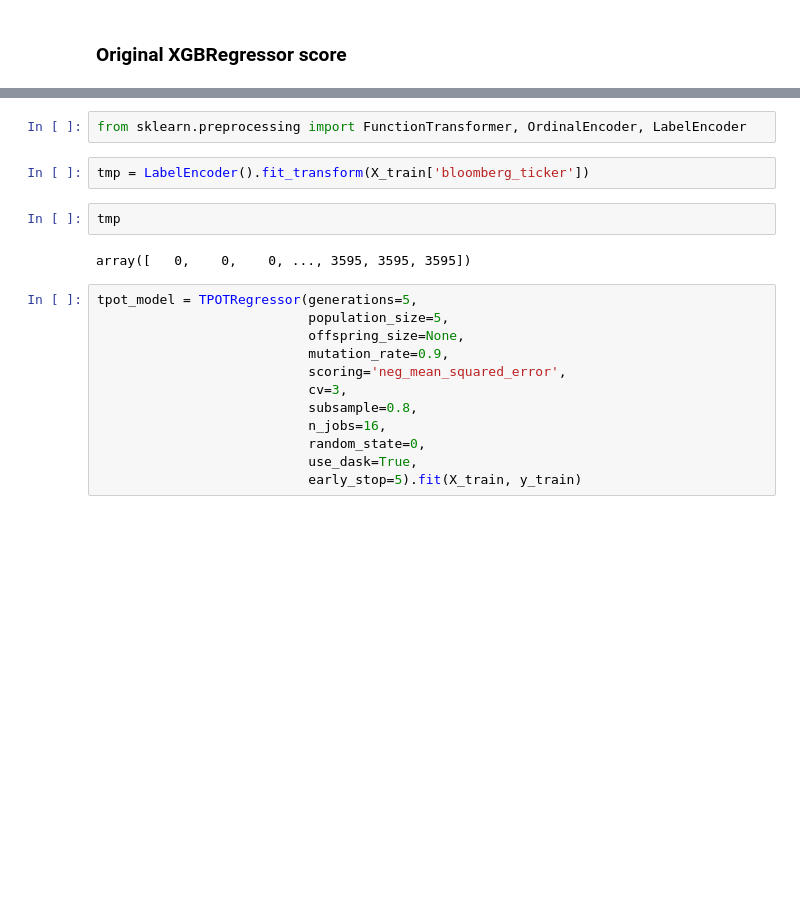
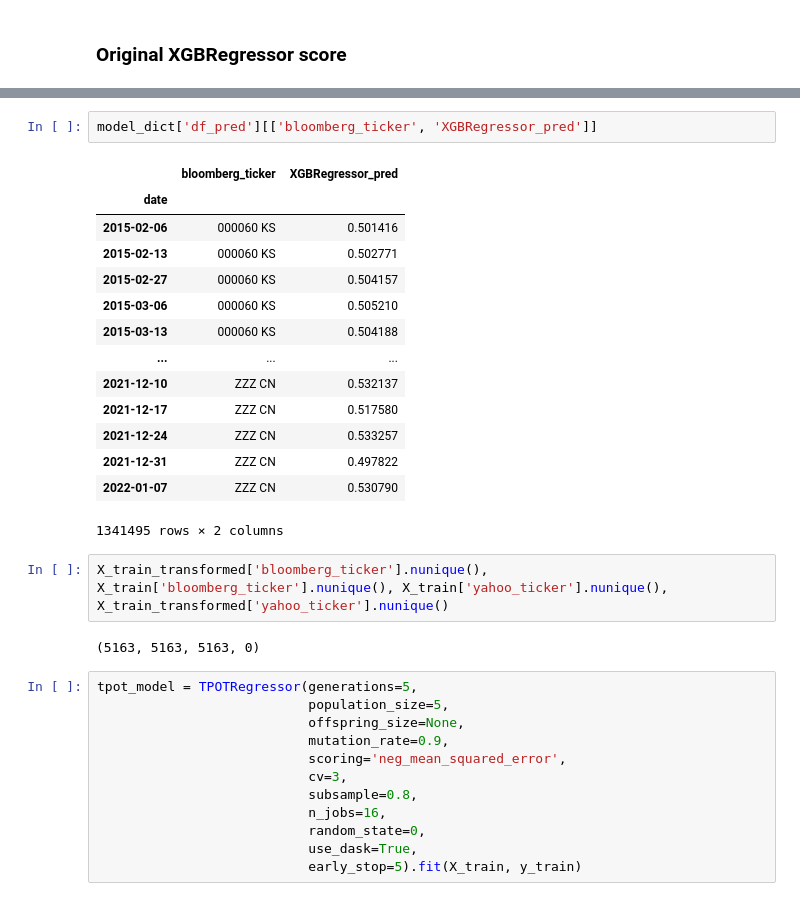
Before and after one commit to melgazar9/trading, a Jupyter notebook: numerai/dev/notebooks/TPOT_test.ipynb, the cells around one changed output, grey strips where cells are left out. Drawn from its saved outputs; the diff is of its cells as text; blank space fills up the shorter version.

```diff
--- a/numerai/dev/notebooks/TPOT_test.ipynb
+++ b/numerai/dev/notebooks/TPOT_test.ipynb
@@ -91,11 +93,24 @@ Train xgboost RMSE: 0.216725155711174
 # %%
-from sklearn.preprocessing import FunctionTransformer, OrdinalEncoder, LabelEncoder
+model_dict['df_pred'][['bloomberg_ticker', 'XGBRegressor_pred']]
+# %% [output]
+|  | bloomberg_ticker | XGBRegressor_pred |
+| date |  |  |
+| 2015-02-06 | 000060 KS | 0.501416 |
+| 2015-02-13 | 000060 KS | 0.502771 |
+| 2015-02-27 | 000060 KS | 0.504157 |
+| 2015-03-06 | 000060 KS | 0.505210 |
+| 2015-03-13 | 000060 KS | 0.504188 |
+| ... | ... | ... |
+| 2021-12-10 | ZZZ CN | 0.532137 |
+| 2021-12-17 | ZZZ CN | 0.517580 |
+| 2021-12-24 | ZZZ CN | 0.533257 |
+| 2021-12-31 | ZZZ CN | 0.497822 |
+| 2022-01-07 | ZZZ CN | 0.530790 |
+1341495 rows × 2 columns
-# %%
-tmp = LabelEncoder().fit_transform(X_train['bloomberg_ticker'])
-# %%
-tmp
-# %% [output]
-array([   0,    0,    0, ..., 3595, 3595, 3595])
+# %%
+X_train_transformed['bloomberg_ticker'].nunique(), X_train['bloomberg_ticker'].nunique(), X_train['yahoo_ticker'].nunique(), X_train_transformed['yahoo_ticker'].nunique()
+# %% [output]
+(5163, 5163, 5163, 0)
 # %%
 tpot_model = TPOTRegressor(generations=5,
                            population_size=5,
```
Also changed, not shown: parts of 4 cells of this notebook, 1 other file.
